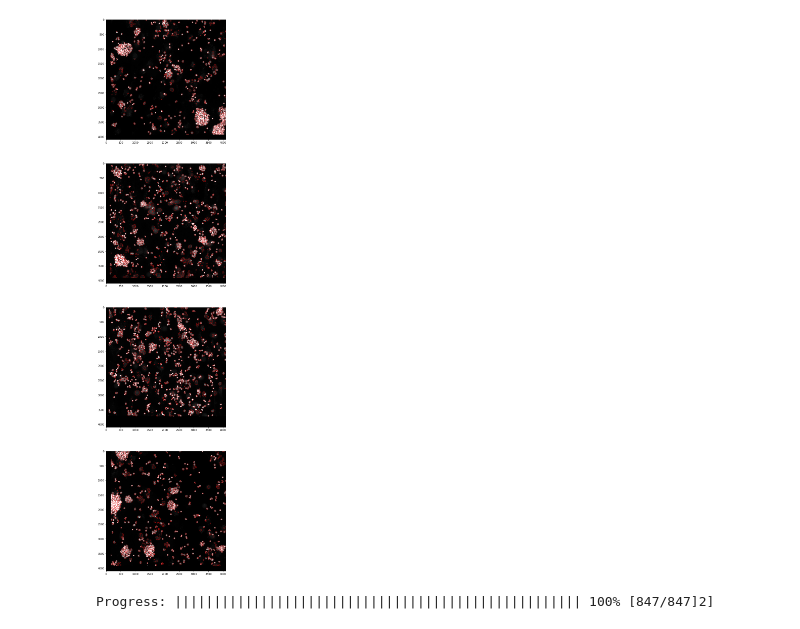
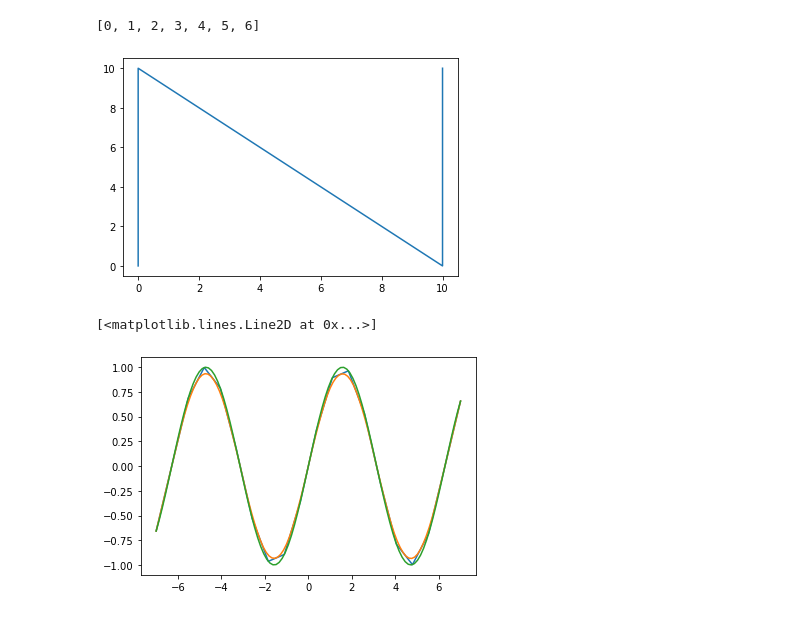
Before and after one commit to SimonBon/workflow, a Jupyter notebook: test.ipynb, the cells around one changed output. Saved outputs shown, nothing was run; the diff lists cells and outputs as text; code cells hidden in the pictures.

```diff
--- a/test.ipynb
+++ b/test.ipynb
@@ -113,22 +0,0 @@ WARNING:root:Found constant value array in batch 0 and channel 1. Normalizing as
-# %%
-# lets look at the masks
-fig, ax = plt.subplots(len(example.rois), figsize=(10, 40))
-
-for i, roi in enumerate(example.rois):
-
-    rgb_data = cv2.cvtColor(roi.if_registered, cv2.COLOR_GRAY2RGB)
-    boundaries = np.zeros_like(roi.if_registered)
-    overlay_data = np.copy(rgb_data)
-
-    boundary = find_boundaries(roi.segmentation, connectivity=0, mode='outer')
-    boundaries[boundary > 0] = 1
-    boundaries = cv2.dilate(boundaries, np.ones((4,4)))
-
-    overlay_data[boundaries > 0] = (255,0,0)
-
-    try:
-        ax[i].imshow(overlay_data)
-    except:
-        ax.imshow(overlay_data)
-# %% [output]
-[figure, removed]
@@ -147,12 +0,0 @@ with open(os.path.join(save_directory, f"{example.sample_name}.pkl"), "rb") as f
-# %%
-from feature_extraction.extract import extract
-import pandas as pd
-
-for roi in sample.rois:
-
-    features = pd.DataFrame(extract(cv2.resize(roi.segmentation, roi.imc_nuc.shape, interpolation=cv2.INTER_NEAREST), roi.imc_imgs, roi.imc_marker))
-
-    with open(os.path.join(save_directory, f"{example.sample_name}_f{roi.roi_num}.pkl"), "wb+") as fout:
-        pickle.dump(features, fout)
-# %% [output]
-Progress: |||||||||||||||||||||||||||||||||||||||||||||||||||| 100% [847/847]2]
@@ -158,0 +5,9 @@ Progress: |||||||||||||||||||||||||||||||||||||||||||||||||||| 100% [847/847]2]
+# %%
+points = np.array([[0, 0], [0, 10], [10, 0], [10, 10]])
+T = list(range(points.shape[0]+2+1))
+print(T)
+plt.plot(points.T[0], points.T[1])
+plt.show()
+# %% [output]
+[0, 1, 2, 3, 4, 5, 6]
+[figure, added]
@@ -158,0 +59,11 @@ Progress: |||||||||||||||||||||||||||||||||||||||||||||||||||| 100% [847/847]2]
+# %%
+points = np.linspace(-7,7,20)
+points = np.stack((points, np.sin(points))).T
+
+test = bspline(points, periodic=False, degree=2)
+plt.plot(points.T[0], points.T[1])
+plt.plot(test.T[0], test.T[1])
+plt.plot(np.linspace(-7,7,100),np.sin(np.linspace(-7,7,100)))
+# %% [output]
+[<matplotlib.lines.Line2D at 0x...>]
+[figure, added]
```
Also changed, not shown: parts of 13 cells of this notebook.
